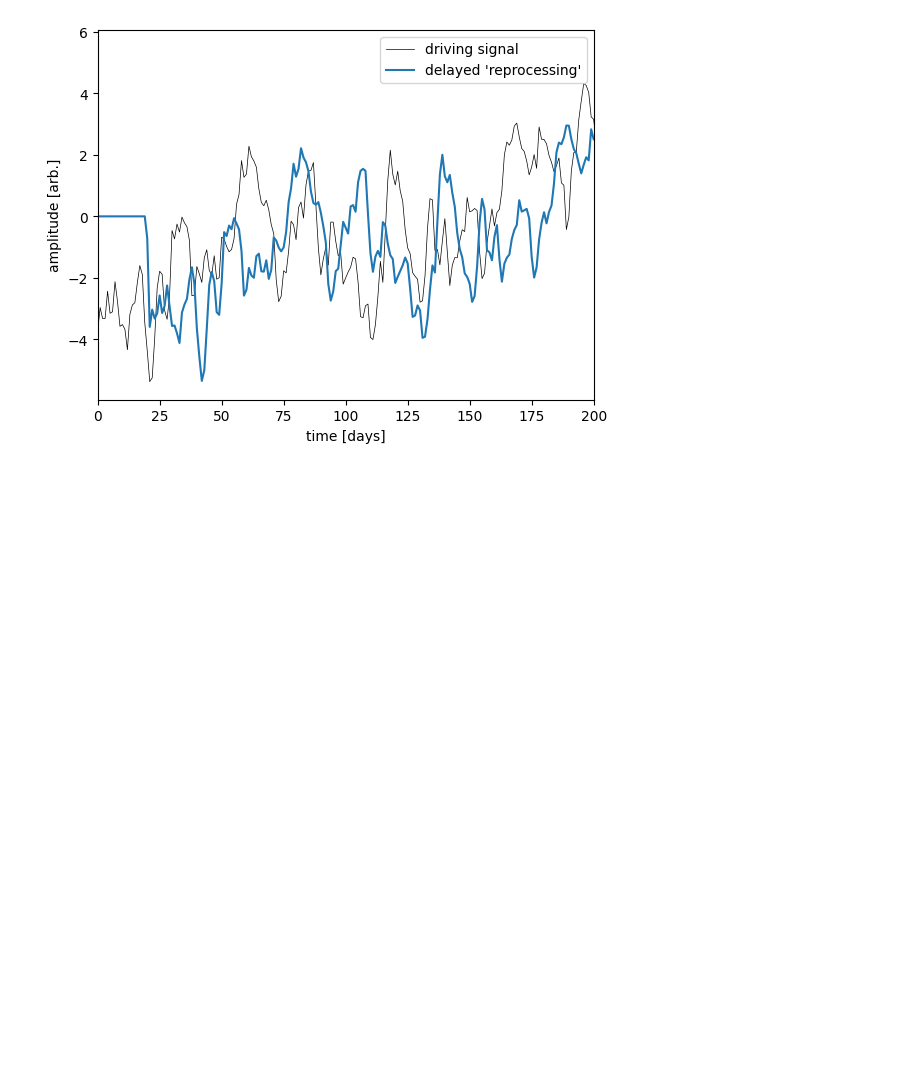
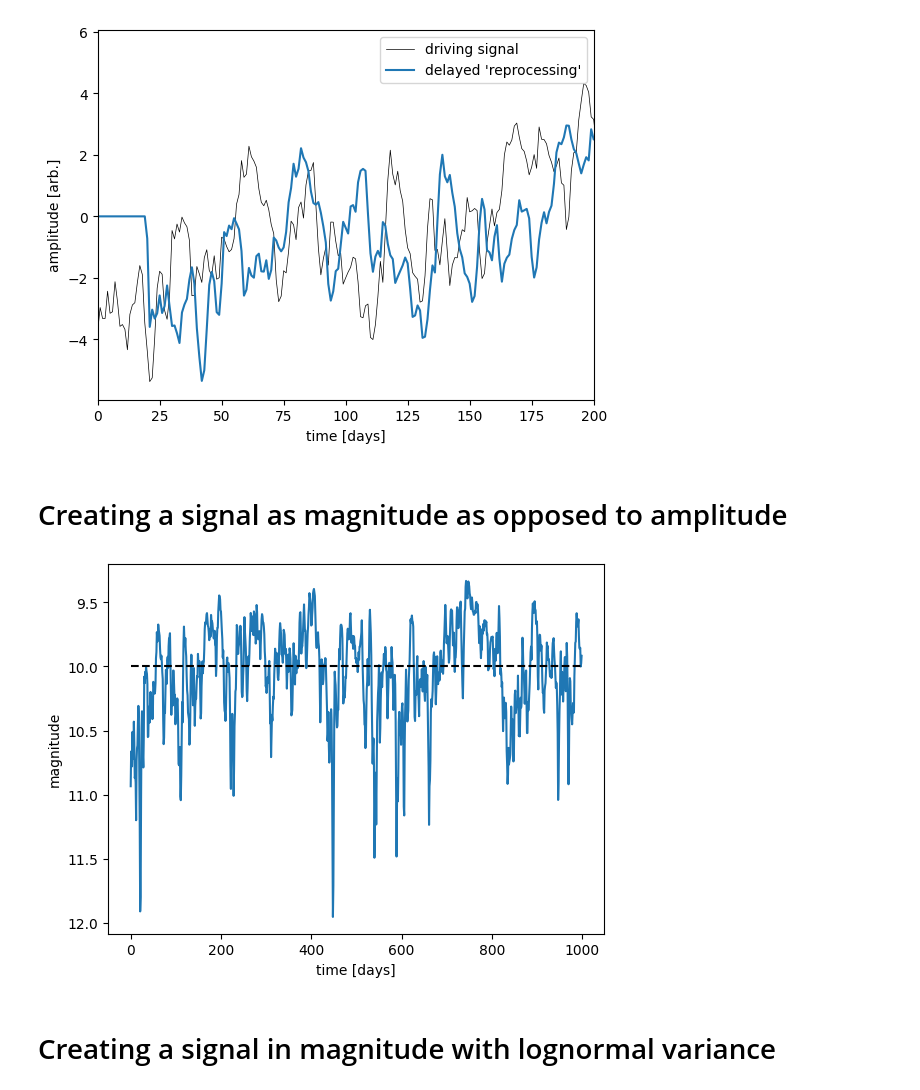
Before and after one commit to LSST-strong-lensing/slsim, a Jupyter notebook: notebooks/agn_intrinsic_variability_tutorial.ipynb, the cells around one changed output. Saved outputs shown, nothing was run; the diff lists cells and outputs as text; code cells hidden in the pictures; blank space fills up the shorter version.

Commit message:
Added notebook cells to show difference between normal and lognormal variance

```diff
--- a/notebooks/agn_intrinsic_variability_tutorial.ipynb
+++ b/notebooks/agn_intrinsic_variability_tutorial.ipynb
@@ -218,3 +218,42 @@ ax.legend()
 plt.show()
 # %% [output]
 [figure]
+# %% [markdown]
+# Creating a signal as magnitude as opposed to amplitude
+# %%
+mean_magnitude = 10
+magnitude_variance = 0.4
+bpl_kwarg_dict_mag = {
+    "length_of_light_curve": length_of_light_curve,
+    "time_resolution": dt,
+    "log_breakpoint_frequency": log_breakpoint_frequency,
+    "low_frequency_slope": low_frequency_index,
+    "high_frequency_slope": high_frequency_index,
+    "new_mean_amplitude": mean_magnitude,
+    "new_standard_deviation": magnitude_variance,
+    "is_magnitude": True,
+    "seed": random_seed,
+}
+# Note that using the keyword "is_magnitude" will determine the required change in flux to drive such magnitude variations.
+# Since the variability is calculated in amplitude, any new_standard_deviation > 0.5 will likely result in "negative amplitude".
+# For lognormal variance, use is_magnitude = False and use magnitudes for new_mean_amplitude and new_standard_deviation.
+# %%
+variable_light_curve = variability.Variability(
+    variability_model="bending_power_law", **bpl_kwarg_dict_mag
+)
+# %%
+time_axis = np.linspace(0, 999, 1000)
+magnitude_light_curve = variable_light_curve.variability_at_time(time_axis)
+fig, ax = plt.subplots()
+ax.plot(time_axis, magnitude_light_curve)
+ax.plot(
+    [time_axis[0], time_axis[-1]], [mean_magnitude, mean_magnitude], "--", color="black"
+)
+ax.invert_yaxis()
+ax.set_xlabel("time [days]")
+ax.set_ylabel("magnitude")
+plt.show()
+# %% [output]
+[figure, added]
+# %% [markdown]
+# Creating a signal in magnitude with lognormal variance
```
Also changed, not shown: parts of 3 cells of this notebook.
